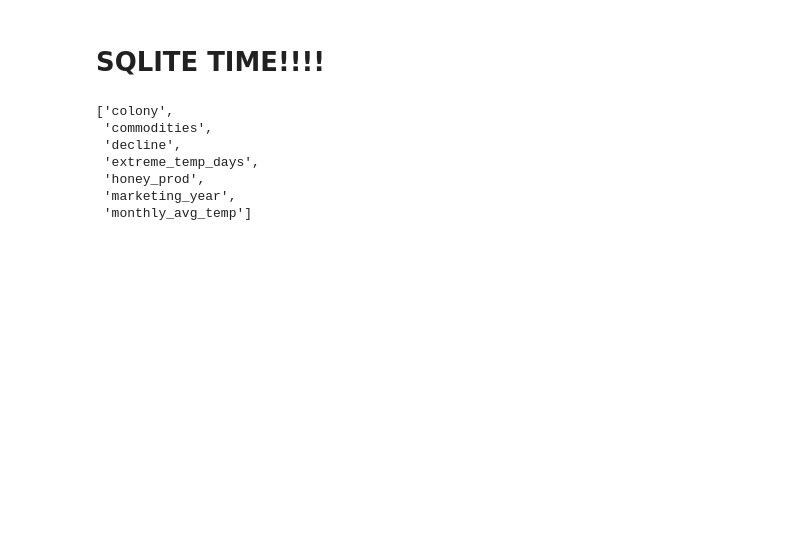
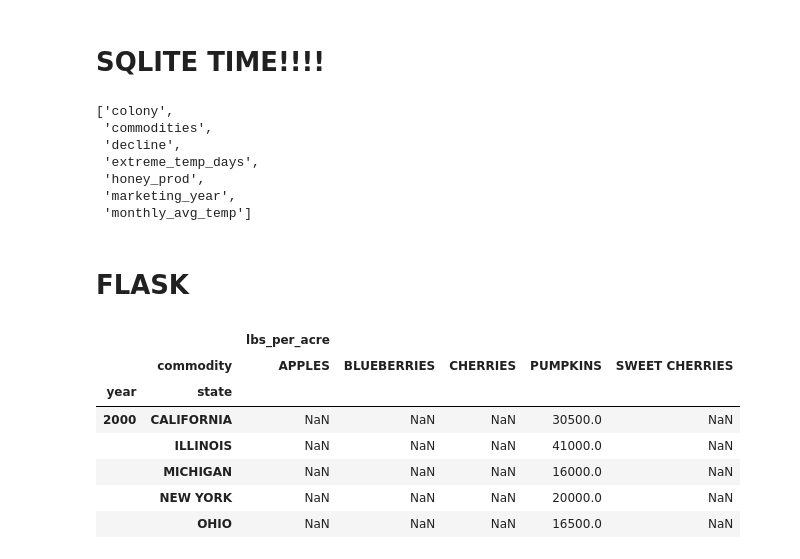
Before and after one commit to gamem001/bees_machine_learning, a Jupyter notebook: melissa/sqlite_building.ipynb, the cells around one changed output. Saved outputs shown, nothing was run; the diff lists cells and outputs as text; code cells hidden in the pictures; blank space fills up the shorter version.

```diff
--- a/melissa/sqlite_building.ipynb
+++ b/melissa/sqlite_building.ipynb
@@ -605,3 +646,18 @@ engine.table_names()
  'honey_prod',
  'marketing_year',
  'monthly_avg_temp']
+# %% [markdown]
+# FLASK
+# %%
+#pivot the table so the measures are the headers instead of rows
+all_crops_new = all_crops.pivot_table(index=["year", "state"],values = ["lbs_per_acre"], columns=["commodity"], aggfunc=np.max)
+all_crops_new.head()
+# %% [output]
+|  |  | lbs_per_acre |  |  |  |  |
+|  | commodity | APPLES | BLUEBERRIES | CHERRIES | PUMPKINS | SWEET CHERRIES |
+| year | state |  |  |  |  |  |
+| 2000 | CALIFORNIA | NaN | NaN | NaN | 30500.0 | NaN |
+|  | ILLINOIS | NaN | NaN | NaN | 41000.0 | NaN |
+|  | MICHIGAN | NaN | NaN | NaN | 16000.0 | NaN |
+|  | NEW YORK | NaN | NaN | NaN | 20000.0 | NaN |
+|  | OHIO | NaN | NaN | NaN | 16500.0 | NaN |
```
Also changed, not shown: parts of 5 cells of this notebook, 2 other files.
